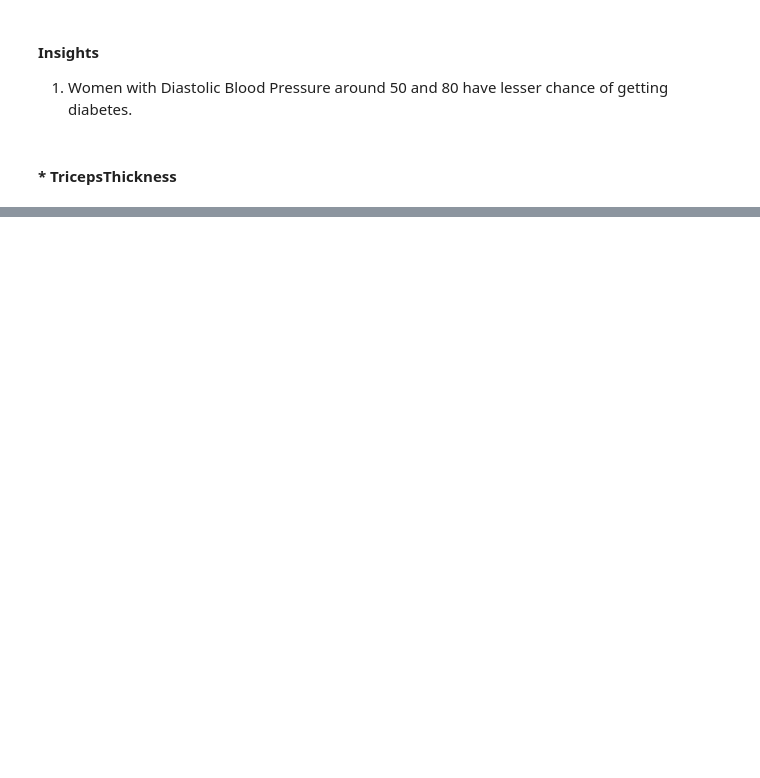
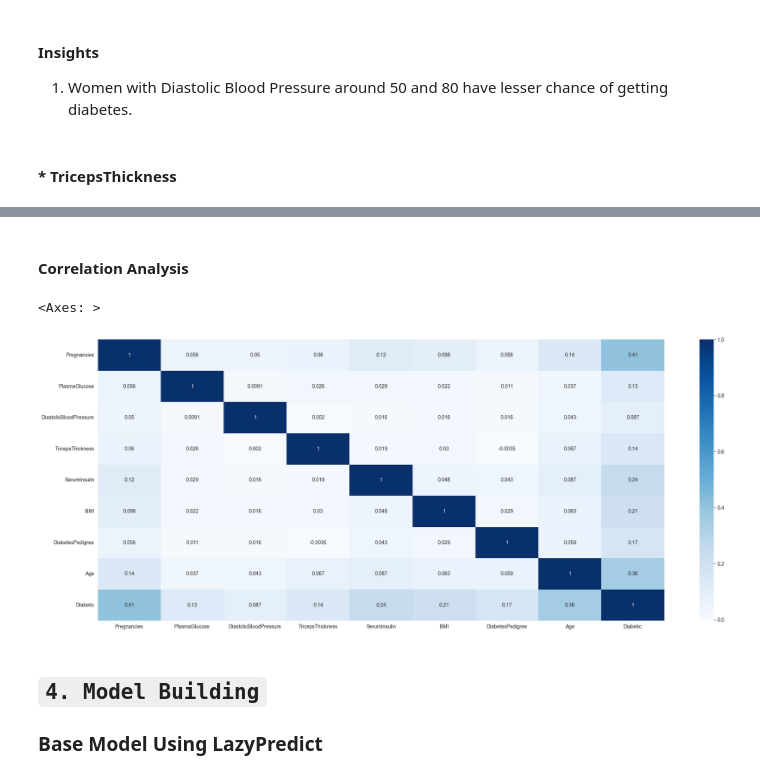
Before and after one commit to sugam21/FastAPI, a Jupyter notebook: Week-2/Classification/notebooks/data_exploration.ipynb, the cells around one changed output, grey strips where cells are left out. Cells and saved outputs as stored; diff of their text form; code cells hidden in the pictures; blank space fills up the shorter version.

```diff
--- a/Week-2/Classification/notebooks/data_exploration.ipynb
+++ b/Week-2/Classification/notebooks/data_exploration.ipynb
@@ -257,0 +313,11 @@ plt.ylim([0, 0.025]);
+# %% [markdown]
+#### Correlation Analysis
+# %%
+plt.figure(figsize=(25,10))
+sns.heatmap(df.corr(),annot=True, cmap="Blues")
+# %% [output]
+<Axes: >
+[figure, added]
+# %% [markdown]
+## ``4. Model Building``
+### Base Model Using LazyPredict
```
Also changed, not shown: parts of 36 cells of this notebook, 10 other files.
